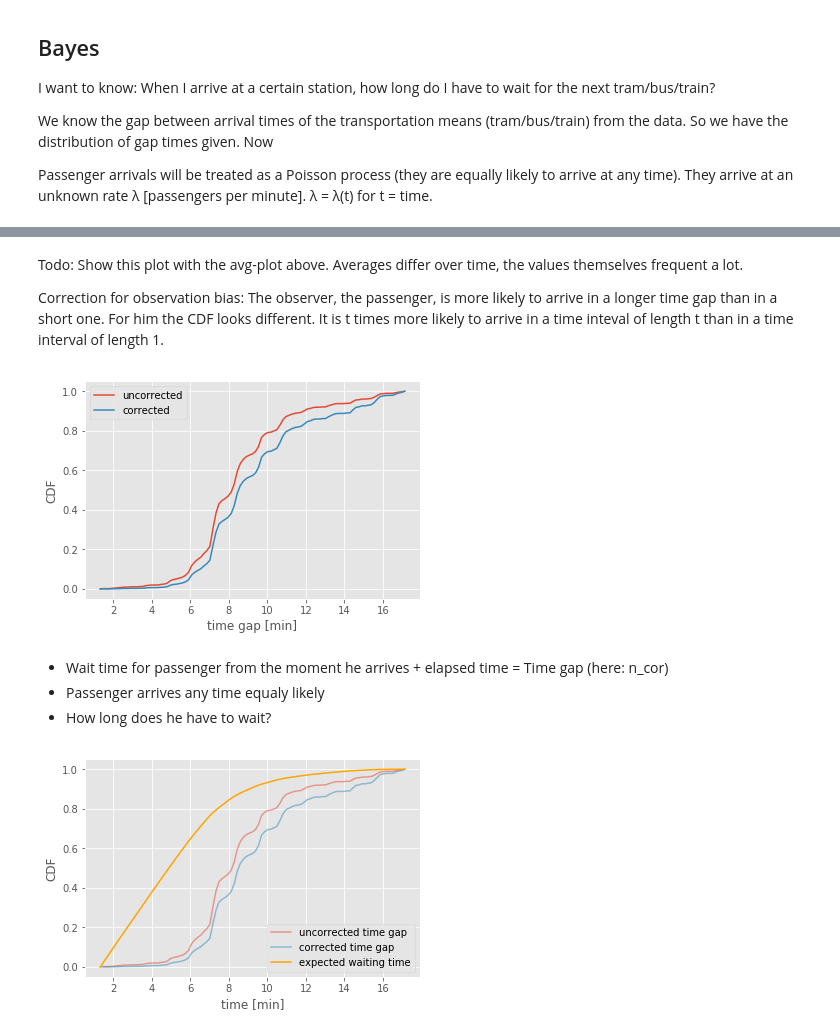
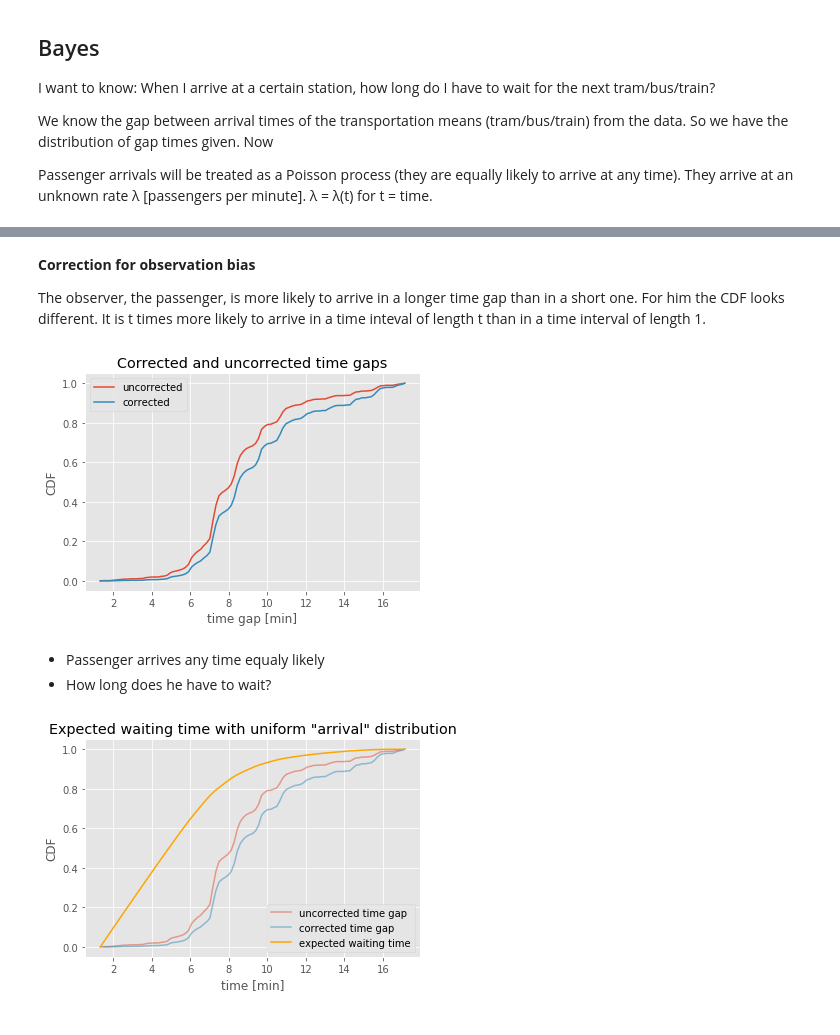
Before and after one commit to fdelia/VBZ-Fahrzeiten, a Jupyter notebook: VBZ Fahrzeiten Prediction.ipynb, the cells around one changed output, grey strips where cells are left out. Cells and saved outputs as stored; diff of their text form; code cells hidden in the pictures.

```diff
--- a/VBZ Fahrzeiten Prediction.ipynb
+++ b/VBZ Fahrzeiten Prediction.ipynb
@@ -305,33 +294,34 @@ plt.show()
 # %% [markdown]
-Todo: Show this plot with the avg-plot above. Averages differ over time, the values themselves frequent a lot.
+**Correction for observation bias**
 
-Correction for observation bias: The observer, the passenger, is more likely to arrive in a longer time gap than in a short one. For him the CDF looks different. It is t times more likely to arrive in a time inteval of length t than in a time interval of length 1.
+The observer, the passenger, is more likely to arrive in a longer time gap than in a short one. For him the CDF looks different. It is t times more likely to arrive in a time inteval of length t than in a time interval of length 1.
 # %%
 # Compute corrected pmf
 n_cor_pmf = [] # Possibility for bin i from bins[1:]
 n2 = numpy.concatenate(([0], n)) # n is CDF from uncorrected dist
 n_pmf = []
 for i, t in enumerate(bins[1:]):
     n_pmf.append(n2[i+1] - n2[i])
     n_cor_pmf.append(t * (n2[i+1] - n2[i]))
 
 # Normalize
 n_cor_pmf /= numpy.sum(n_cor_pmf, axis=0)
 # Calculate CDF
 n_cor = [0]
 for val in n_cor_pmf: n_cor.append(n_cor[-1] + val)
 
 plt.plot(bins, n2, label='uncorrected')
 plt.plot(bins, n_cor, label='corrected')
+
+plt.title('Corrected and uncorrected time gaps')
 plt.xlabel('time gap [min]')
 plt.ylabel('CDF')
 
 plt.legend()
 plt.show()
 # %% [output]
-[figure, old version]
+[figure, new version]
 # %% [markdown]
-* Wait time for passenger from the moment he arrives + elapsed time = Time gap (here: n_cor)
 * Passenger arrives any time equaly likely
 * How long does he have to wait?
 # %%
@@ -361,13 +351,14 @@ plt.plot(bins, n_waiting, label='expected waiting time', color='orange')
 #plt.plot(bins[1:], n_elapsed_pmf, label='elapsed time')
 #plt.plot(bins[1:], n_waiting_pmf, label='expected waiting time', color='orange')
 
+plt.title('Expected waiting time with uniform "arrival" distribution')
 plt.xlabel('time [min]')
 plt.ylabel('CDF')
 
 plt.legend()
 plt.show()
 # %% [output]
-[figure, old version]
+[figure, new version]
 # %%
 # Just for fun, let's do some sampling
 # This is how the "expected waiting time" distribution should look like (above)
```
Also changed, not shown: parts of 9 cells of this notebook.
